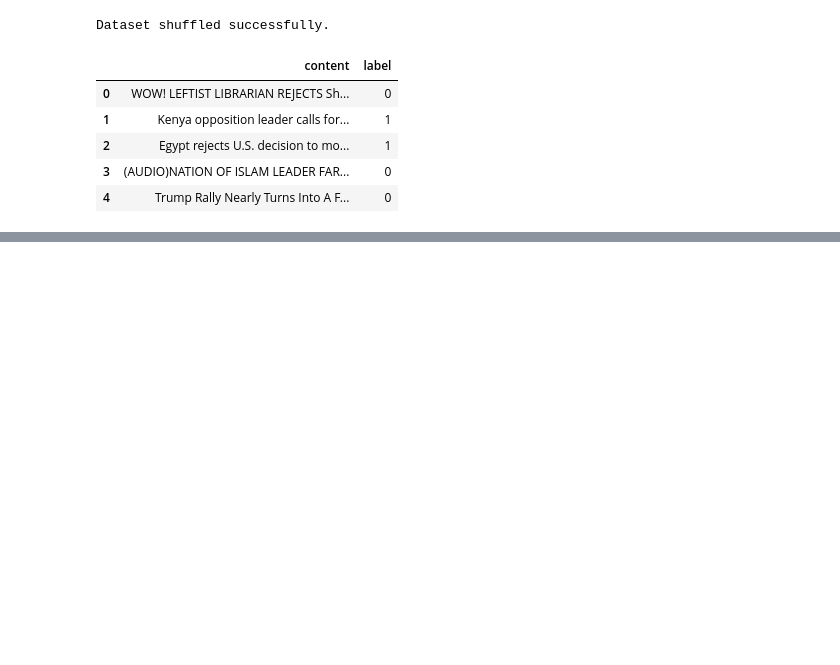
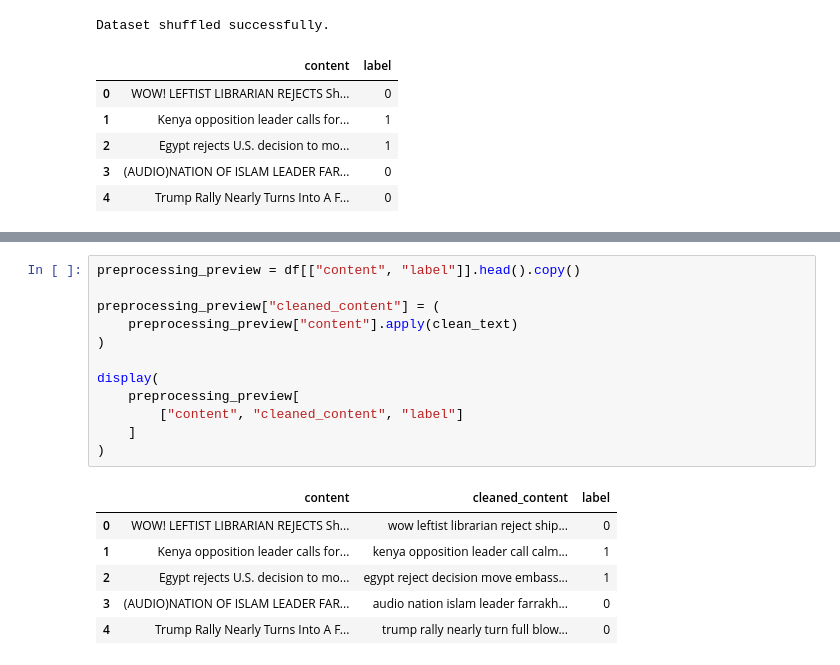
Before and after one commit to Tiwanka0312/NLP_Group_39, a Jupyter notebook: notebooks/03_naive_bayes.ipynb, the cells around one changed output, grey strips where cells are left out. Cells and saved outputs as stored; diff of their text form; blank space fills up the shorter version.

```diff
--- a/notebooks/03_naive_bayes.ipynb
+++ b/notebooks/03_naive_bayes.ipynb
@@ -281,0 +362,19 @@ Dataset shuffled successfully.
+# %%
+preprocessing_preview = df[["content", "label"]].head().copy()
+
+preprocessing_preview["cleaned_content"] = (
+    preprocessing_preview["content"].apply(clean_text)
+)
+
+display(
+    preprocessing_preview[
+        ["content", "cleaned_content", "label"]
+    ]
+)
+# %% [output]
+|  | content | cleaned_content | label |
+| 0 | WOW! LEFTIST LIBRARIAN REJECTS Sh... | wow leftist librarian reject ship... | 0 |
+| 1 | Kenya opposition leader calls for... | kenya opposition leader call calm... | 1 |
+| 2 | Egypt rejects U.S. decision to mo... | egypt reject decision move embass... | 1 |
+| 3 | (AUDIO)NATION OF ISLAM LEADER FAR... | audio nation islam leader farrakh... | 0 |
+| 4 | Trump Rally Nearly Turns Into A F... | trump rally nearly turn full blow... | 0 |
```
Also changed, not shown: parts of 16 cells of this notebook.
